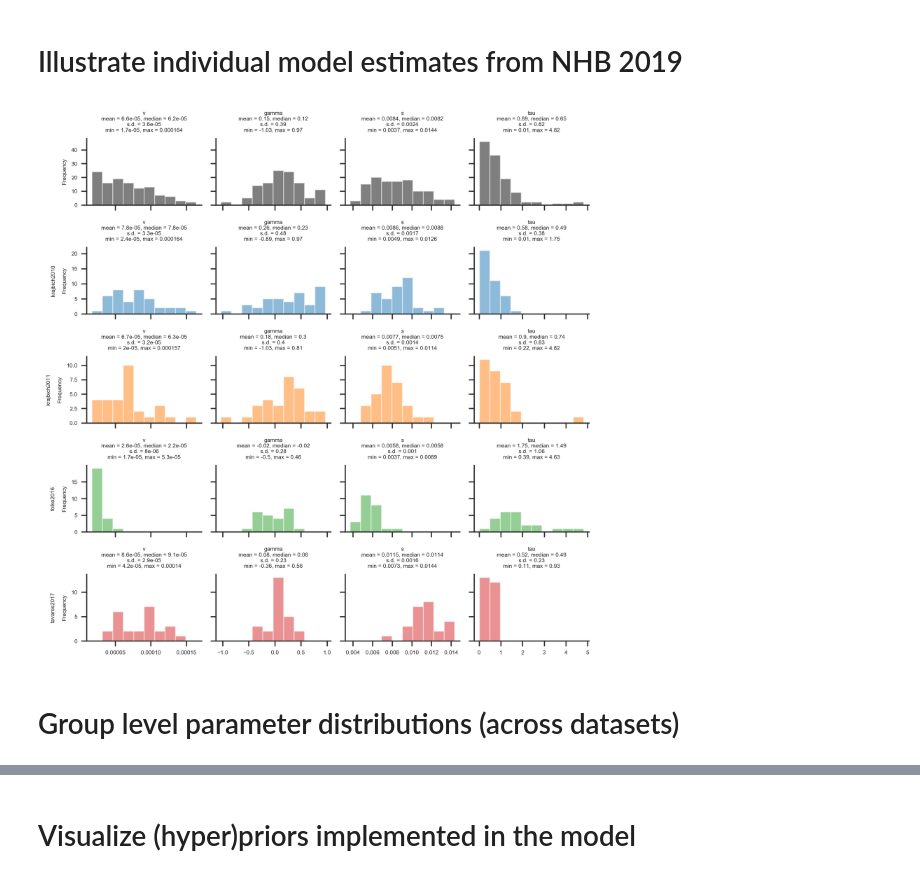
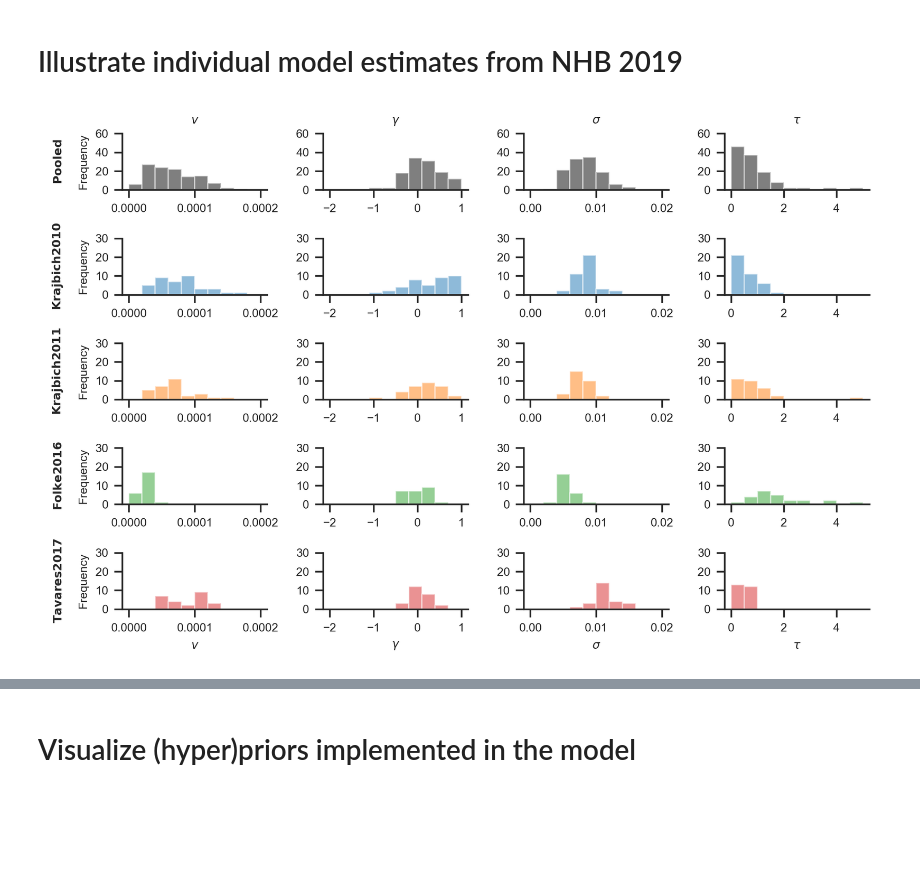
Before and after one commit to glamlab/glambox, a Jupyter notebook: SI_derivation_of_hyperpriors.ipynb, the cells around one changed output, grey strips where cells are left out. Cells and saved outputs as stored; diff of their text form; code cells hidden in the pictures; blank space fills up the shorter version.

Commit message:
updated hyperprior nb, added summary dataframe for nhb datasets, figure

```diff
--- a/SI_derivation_of_hyperpriors.ipynb
+++ b/SI_derivation_of_hyperpriors.ipynb
@@ -31,7 +34,7 @@ for file in files:
     estimates.append(df)
 
 estimates = pd.concat(estimates).sort_values('subject').reset_index(drop=True)
-estimates['dataset'] = 39 * ['krajbich2010'] + 30 * ['krajbich2011'] + 24 * ['folke2016'] + 25 * ['tavares2017']
+estimates['dataset'] = 39 * ['Krajbich 2010'] + 30 * ['Krajbich 2011'] + 24 * ['Folke 2016'] + 25 * ['Tavares 2017']
 
 estimates.head(3)
 # %% [output]
@@ -43,81 +77,64 @@ estimates.head(3)
 # Illustrate individual model estimates from NHB 2019
 # %%
 parameters = ['v', 'gamma', 's', 'tau']
-fontsize = 5
+parameter_names = dict(v=r'$v$',
+                       gamma=r'$\gamma$',
+                       s=r'$\sigma$',
+                       tau=r'$\tau$')
+limits = dict(v=(0, 0.0002),
+              gamma=(-2, 1),
+              s=(0, 0.02),
+              tau=(0, 5))
+fontsize = 7
 n_bins = 10
-
-precision = dict(v=6, gamma=2, s=4, tau=2)
 
 datasets = estimates['dataset'].unique()
 
 fig, axs = plt.subplots(len(datasets) + 1,
                         len(parameters),
-                        figsize=(gb.plots.cm2inch(18, 18)),
+                        figsize=(gb.plots.cm2inch(18, 12)),
                         dpi=330,
                         sharex='col',
                         sharey='row')
 
 for p, parameter in enumerate(parameters):
-    bins = np.linspace(estimates[parameter].min(), estimates[parameter].max(),
-                       n_bins + 1)
-    mean = np.mean(estimates.loc[:, parameter])
-    median = np.percentile(estimates.loc[:, parameter], 50)
-    maximum = np.max(estimates.loc[:, parameter])
-    minimum = np.min(estimates.loc[:, parameter])
-    sd = np.std(estimates.loc[:, parameter])
+    bins = np.linspace(*limits[parameter], n_bins + 1)
 
-    axs[0, p].set_title(
-        parameter +
-        '\nmean = {}, median = {}\ns.d. = {}\nmin = {}, max = {}'.format(*[
-            np.round(x, precision[parameter])
-            for x in [mean, median, sd, minimum, maximum]
-        ]),
-        fontsize=fontsize)
+    # Pooled
+    axs[0, p].set_title(parameter_names[parameter], fontsize=fontsize)
     axs[0, p].hist(estimates.loc[:, parameter],
                    bins=bins,
                    color='black',
                    alpha=0.5,
                    edgecolor='white')
+    axs[0, p].set_yticks(range(0, 61, 20))
+    axs[0, p].set_ylim(0, 60)
     if p == 0:
-        axs[0, p].set_ylabel('Frequency', fontsize=fontsize)
+        axs[0, p].set_ylabel(r'$\bf{Pooled}$' + '\n\nFrequency', fontsize=fontsize)
 
     for d, dataset in enumerate(datasets):
         if p == 0:
-            axs[d + 1, 0].set_ylabel(dataset + '\n\nFrequency',
+            axs[d + 1, 0].set_ylabel(r'$\bf{{{dataset}}}$'.format(dataset=dataset) + '\n\nFrequency',
                                      fontsize=fontsize)
         axs[d + 1, p].hist(
             estimates.loc[estimates['dataset'] == dataset, parameter],
             alpha=0.5,
             edgecolor='white',
             bins=bins,
             color='C{}'.format(d),
             density=False)
-
-        mean = np.mean(
-            estimates.loc[estimates['dataset'] == dataset, parameter])
-        median = np.percentile(
-            estimates.loc[estimates['dataset'] == dataset, parameter], 50)
-        sd = np.std(estimates.loc[estimates['dataset'] == dataset, parameter])
-        maximum = np.max(
-            estimates.loc[estimates['dataset'] == dataset, parameter])
-        minimum = np.min(
-            estimates.loc[estimates['dataset'] == dataset, parameter])
-
-        axs[d + 1, p].set_title(
-            parameter +
-            '\nmean = {}, median = {}\ns.d. = {}\nmin = {}, max = {}'.format(*[
-                np.round(x, precision[parameter])
-                for x in [mean, median, sd, minimum, maximum]
-            ]),
-            fontsize=fontsize)
+        axs[d + 1, p].set_yticks(range(0, 31, 10))
+        axs[d + 1, p].set_ylim(0, 30)
+        if (d + 1) == len(datasets):
+            axs[d + 1, p].set_xlabel(parameter_names[parameter], fontsize=fontsize)
 
 for ax in axs.ravel():
     ax.tick_params(axis='both', which='major', labelsize=fontsize)
+    ax.xaxis.set_tick_params(labelbottom=True)
+    ax.yaxis.set_tick_params(labelbottom=True)
 
 fig.tight_layout()
 sns.despine()
 plt.savefig('si/individual_estimates_nhb2019.png', dpi=330)
 # %% [output]
-[figure, old version]
+[figure, new version]
-# %% [markdown]
-# Group level parameter distributions (across datasets)
```
Also changed, not shown: parts of 8 cells of this notebook, 2 other files.
